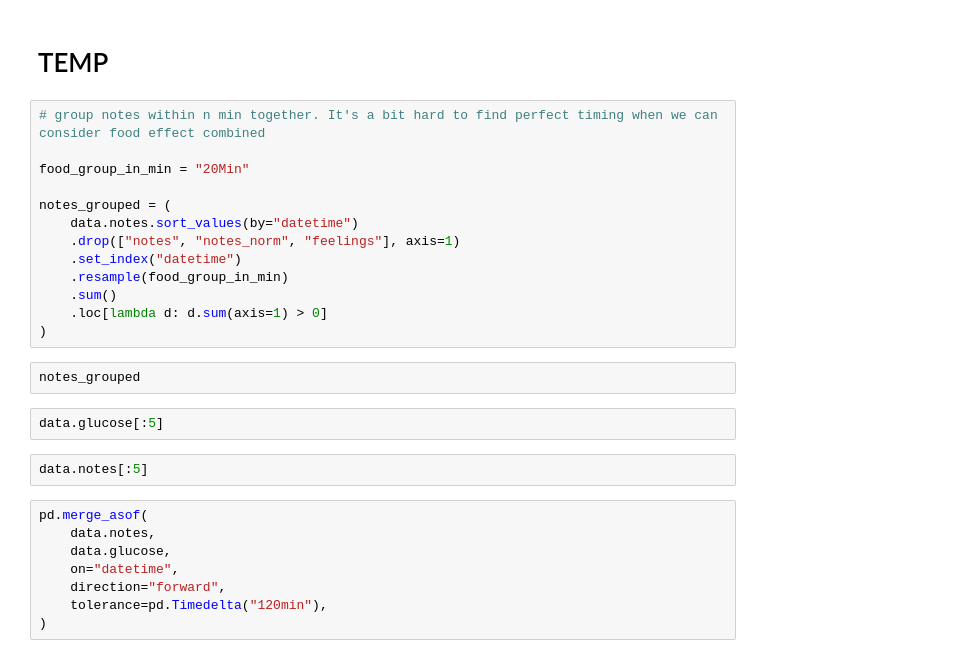
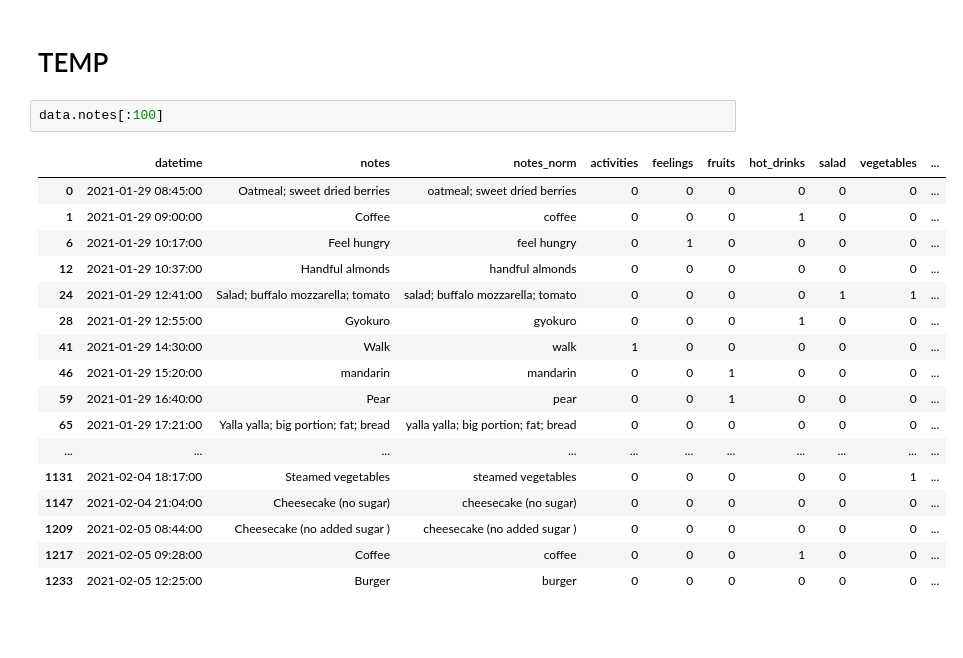
Before and after one commit to artamarkin/sugar-level, a Jupyter notebook: [1]-EDA.ipynb, the cells around one changed output. Drawn from its saved outputs; the diff is of its cells as text; blank space fills up the shorter version.

```diff
--- a/[1]-EDA.ipynb
+++ b/[1]-EDA.ipynb
@@ -280,29 +474,22 @@ Top 10 Notes by slope increase:
 # %% [markdown]
 # TEMP
-# %%
-# group notes within n min together. It's a bit hard to find perfect timing when we can consider food effect combined
-
-food_group_in_min = "20Min"
-
-notes_grouped = (
-    data.notes.sort_values(by="datetime")
-    .drop(["notes", "notes_norm", "feelings"], axis=1)
-    .set_index("datetime")
-    .resample(food_group_in_min)
-    .sum()
-    .loc[lambda d: d.sum(axis=1) > 0]
-)
-# %%
-notes_grouped
-# %%
-data.glucose[:5]
 # %%
-data.notes[:5]
+data.notes[:100]
+# %% [output]
+|  | datetime | notes | notes_norm | activities | feelings | fruits | hot_drinks | salad | vegetables | ... |
+| 0 | 2021-01-29 08:45:00 | Oatmeal; sweet dried berries | oatmeal; sweet dried berries | 0 | 0 | 0 | 0 | 0 | 0 | ... |
+| 1 | 2021-01-29 09:00:00 | Coffee | coffee | 0 | 0 | 0 | 1 | 0 | 0 | ... |
+| 6 | 2021-01-29 10:17:00 | Feel hungry | feel hungry | 0 | 1 | 0 | 0 | 0 | 0 | ... |
+| 12 | 2021-01-29 10:37:00 | Handful almonds | handful almonds | 0 | 0 | 0 | 0 | 0 | 0 | ... |
+| 24 | 2021-01-29 12:41:00 | Salad; buffalo mozzarella; tomato | salad; buffalo mozzarella; tomato | 0 | 0 | 0 | 0 | 1 | 1 | ... |
+| 28 | 2021-01-29 12:55:00 | Gyokuro | gyokuro | 0 | 0 | 0 | 1 | 0 | 0 | ... |
+| 41 | 2021-01-29 14:30:00 | Walk | walk | 1 | 0 | 0 | 0 | 0 | 0 | ... |
+| 46 | 2021-01-29 15:20:00 | mandarin | mandarin | 0 | 0 | 1 | 0 | 0 | 0 | ... |
+| 59 | 2021-01-29 16:40:00 | Pear | pear | 0 | 0 | 1 | 0 | 0 | 0 | ... |
+| 65 | 2021-01-29 17:21:00 | Yalla yalla; big portion; fat; bread | yalla yalla; big portion; fat; bread | 0 | 0 | 0 | 0 | 0 | 0 | ... |
+| ... | ... | ... | ... | ... | ... | ... | ... | ... | ... | ... |
+| 1131 | 2021-02-04 18:17:00 | Steamed vegetables | steamed vegetables | 0 | 0 | 0 | 0 | 0 | 1 | ... |
+| 1147 | 2021-02-04 21:04:00 | Cheesecake (no sugar) | cheesecake (no sugar) | 0 | 0 | 0 | 0 | 0 | 0 | ... |
+| 1209 | 2021-02-05 08:44:00 | Cheesecake (no added sugar ) | cheesecake (no added sugar ) | 0 | 0 | 0 | 0 | 0 | 0 | ... |
+| 1217 | 2021-02-05 09:28:00 | Coffee | coffee | 0 | 0 | 0 | 1 | 0 | 0 | ... |
+| 1233 | 2021-02-05 12:25:00 | Burger | burger | 0 | 0 | 0 | 0 | 0 | 0 | ... |
-# %%
-pd.merge_asof(
-    data.notes,
-    data.glucose,
-    on="datetime",
-    direction="forward",
-    tolerance=pd.Timedelta("120min"),
-)
```
Also changed, not shown: parts of 12 cells of this notebook, 4 other files.
